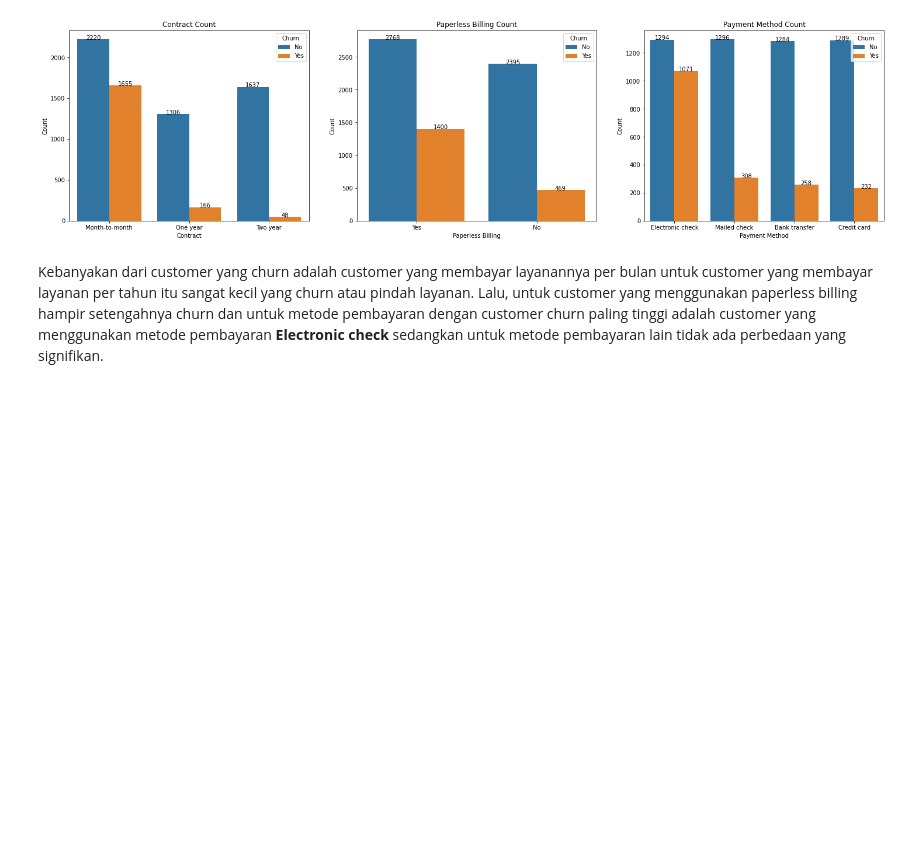
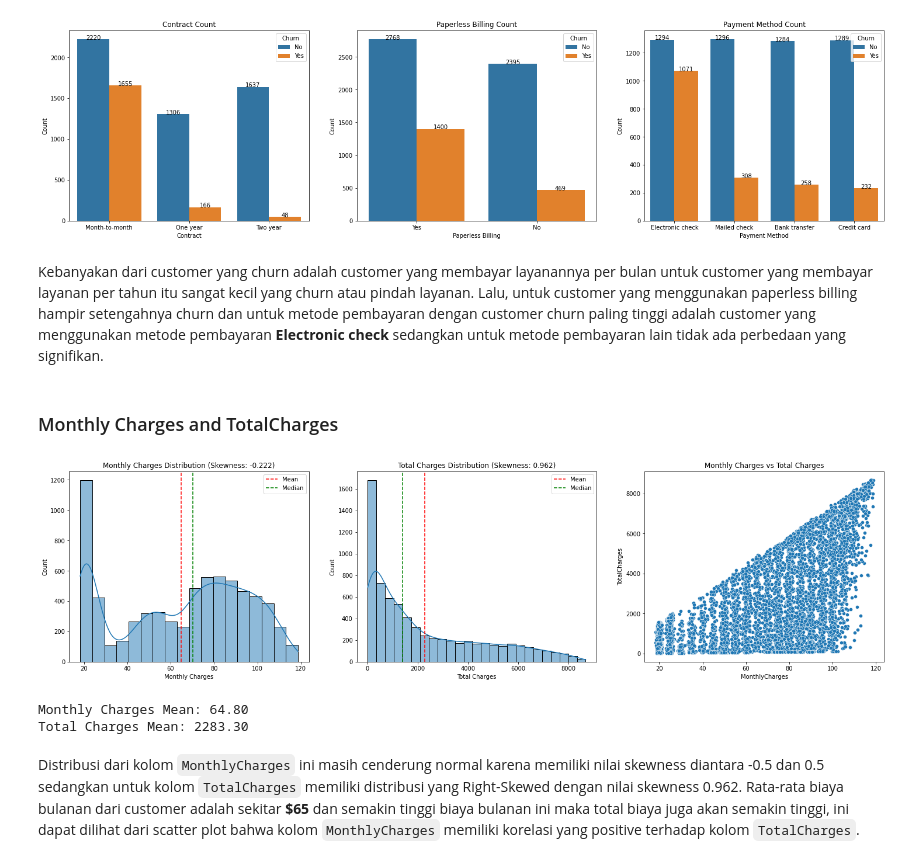
Before and after one commit to Penzragon/h8dsft_Milestone1P2, a Jupyter notebook: script.ipynb, the cells around one changed output. Saved outputs shown, nothing was run; the diff lists cells and outputs as text; code cells hidden in the pictures; blank space fills up the shorter version.

Commit message:
Add monthly and total charges EDA

```diff
--- a/script.ipynb
+++ b/script.ipynb
@@ -535,3 +535,35 @@ plt.show()
 [figure]
 # %% [markdown]
 Kebanyakan dari customer yang churn adalah customer yang membayar layanannya per bulan untuk customer yang membayar layanan per tahun itu sangat kecil yang churn atau pindah layanan. Lalu, untuk customer yang menggunakan paperless billing hampir setengahnya churn dan untuk metode pembayaran dengan customer churn paling tinggi adalah customer yang menggunakan metode pembayaran **Electronic check** sedangkan untuk metode pembayaran lain tidak ada perbedaan yang signifikan.
+# %% [markdown]
+### Monthly Charges and TotalCharges
+# %%
+plt.figure(figsize=(25, 6))
+plt.subplot(1, 3, 1)
+sns.histplot(x='MonthlyCharges', data=customer, kde=True)
+plt.axvline(customer.MonthlyCharges.mean(), color='r', linestyle='--', label='Mean')
+plt.axvline(customer.MonthlyCharges.median(), color='g', linestyle='--', label='Median')
+plt.title(f'Monthly Charges Distribution (Skewness: {customer.MonthlyCharges.skew():.3f})')
+plt.xlabel('Monthly Charges')
+plt.ylabel('Count')
+plt.legend()
+plt.subplot(1, 3, 2)
+sns.histplot(x='TotalCharges', data=customer, kde=True)
+plt.axvline(customer.TotalCharges.mean(), color='r', linestyle='--', label='Mean')
+plt.axvline(customer.TotalCharges.median(), color='g', linestyle='--', label='Median')
+plt.title(f'Total Charges Distribution (Skewness: {customer.TotalCharges.skew():.3f})')
+plt.xlabel('Total Charges')
+plt.ylabel('Count')
+plt.legend()
+plt.subplot(1, 3, 3)
+sns.scatterplot(x='MonthlyCharges', y='TotalCharges', data=customer)
+plt.title(f'Monthly Charges vs Total Charges')
+plt.show()
+print(f'Monthly Charges Mean: {customer.MonthlyCharges.mean():.2f}')
+print(f'Total Charges Mean: {customer.TotalCharges.mean():.2f}')
+# %% [output]
+[figure, added]
+Monthly Charges Mean: 64.80
+Total Charges Mean: 2283.30
+# %% [markdown]
+Distribusi dari kolom `MonthlyCharges` ini masih cenderung normal karena memiliki nilai skewness diantara -0.5 dan 0.5 sedangkan untuk kolom `TotalCharges` memiliki distribusi yang Right-Skewed dengan nilai skewness 0.962. Rata-rata biaya bulanan dari customer adalah sekitar **$65** dan semakin tinggi biaya bulanan ini maka total biaya juga akan semakin tinggi, ini dapat dilihat dari scatter plot bahwa kolom `MonthlyCharges` memiliki korelasi yang positive terhadap kolom `TotalCharges`.
```
